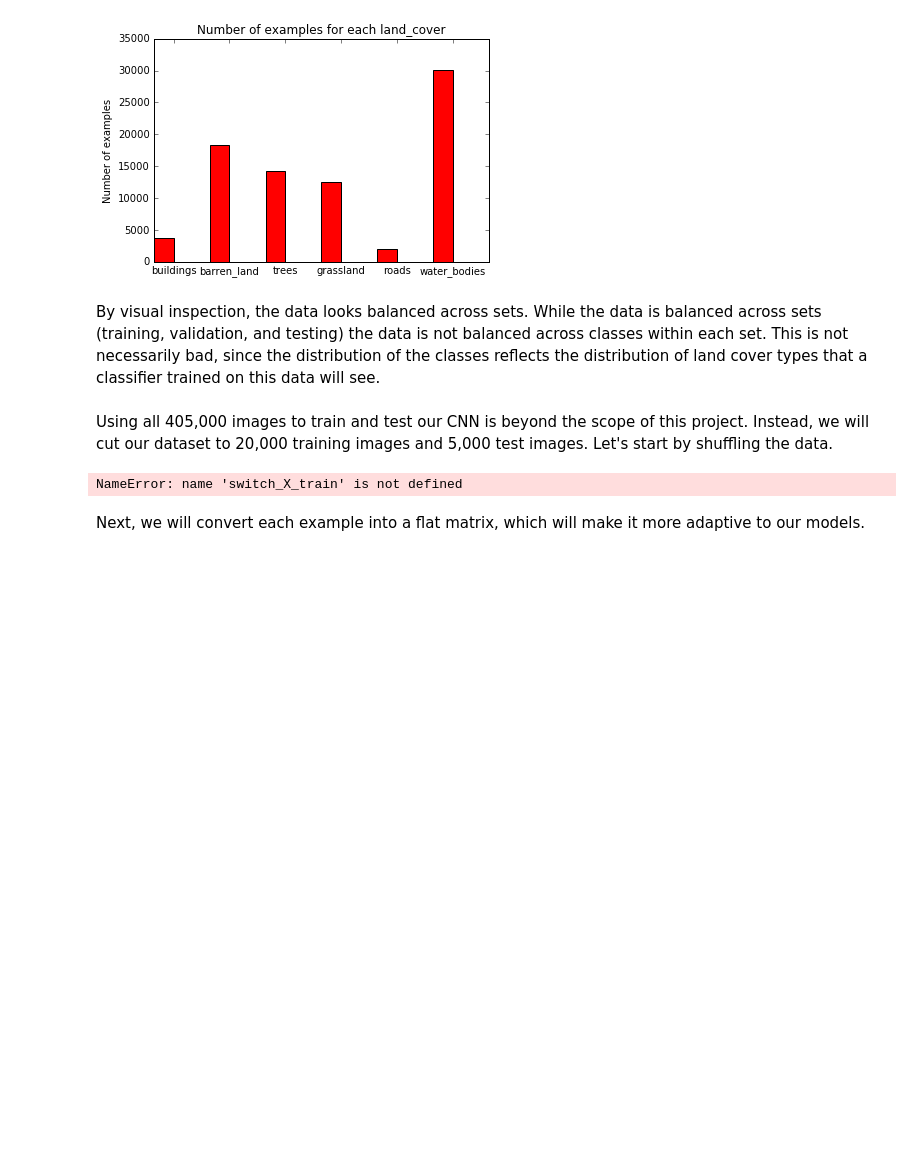
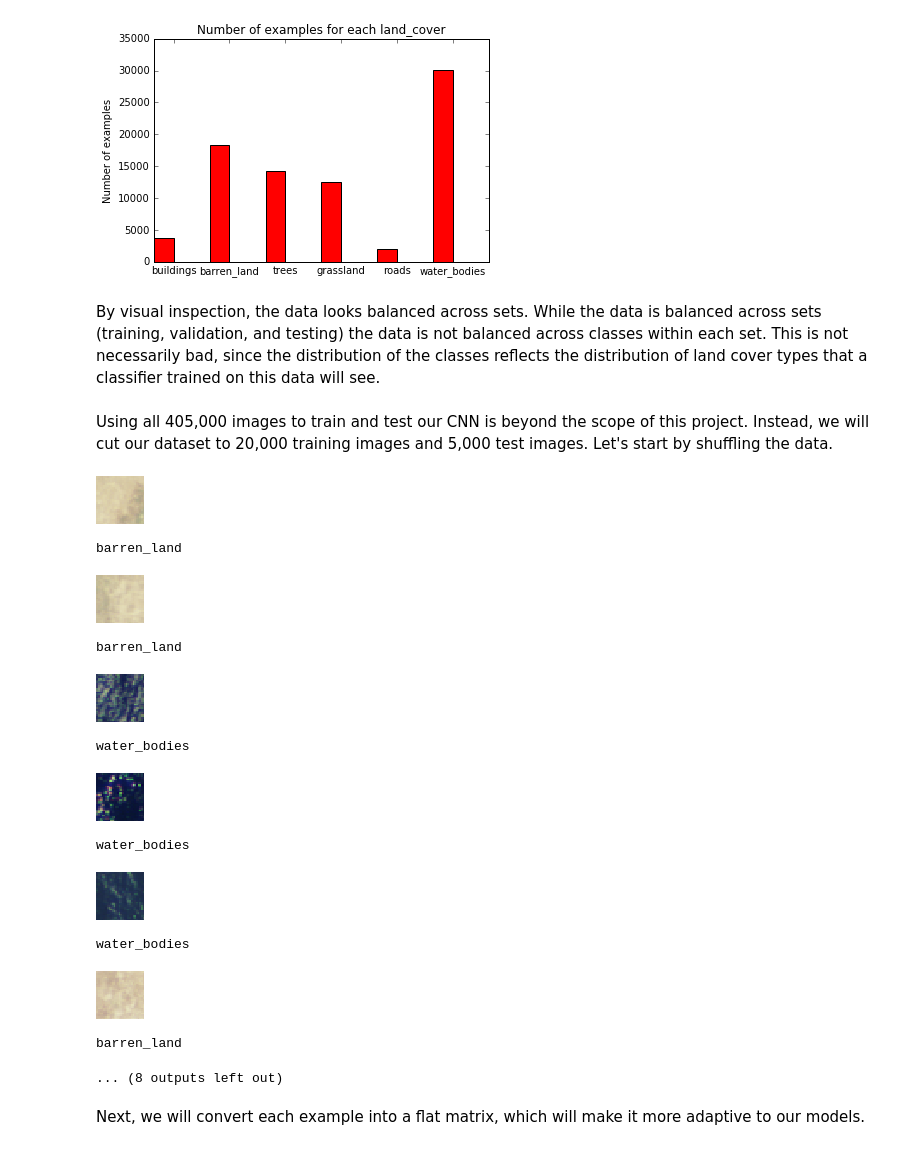
Before and after one commit to jason-osajima/ml-nanodegree, a Jupyter notebook: data_exploration_preprocessing.ipynb, the cells around one changed output. Drawn from its saved outputs; the diff is of its cells as text; code cells hidden in the pictures; blank space fills up the shorter version.

```diff
--- a/data_exploration_preprocessing.ipynb
+++ b/data_exploration_preprocessing.ipynb
@@ -196,18 +196,30 @@ Using all 405,000 images to train and test our CNN is beyond the scope of this p
 # %%
 #Shuffle the data
 perm_train = random.permutation(len(X_train))
-shuffled_X_train = switch_X_train[perm_train]
+shuffled_x_train = switch_x_train[perm_train]
 shuffled_y_train = switch_y_train[perm_train]
 
 perm_test = random.permutation(len(X_test))
-shuffled_X_test = switch_X_train[perm_test]
+shuffled_x_test = switch_x_train[perm_test]
 shuffled_y_test = switch_y_train[perm_test]
 
 #Verify that the labels and images are still correct
-sample_images(land_cover, shuffled_X_train, shuffled_y_train, 5)
-sample_images(land_cover, shuffled_X_test, shuffled_y_test, 5)
+sample_images(land_cover, shuffled_x_train, shuffled_y_train, 5)
+sample_images(land_cover, shuffled_x_test, shuffled_y_test, 5)
 # %% [output]
+[figure, added]
-NameError: name 'switch_X_train' is not defined
+barren_land
+[figure, added]
+barren_land
+[figure, added]
+water_bodies
+[figure, added]
+water_bodies
+[figure, added]
+water_bodies
+[figure, added]
+barren_land
+... (8 outputs left out)
 # %%
 
 
```
Also changed, not shown: parts of 5 cells of this notebook.
